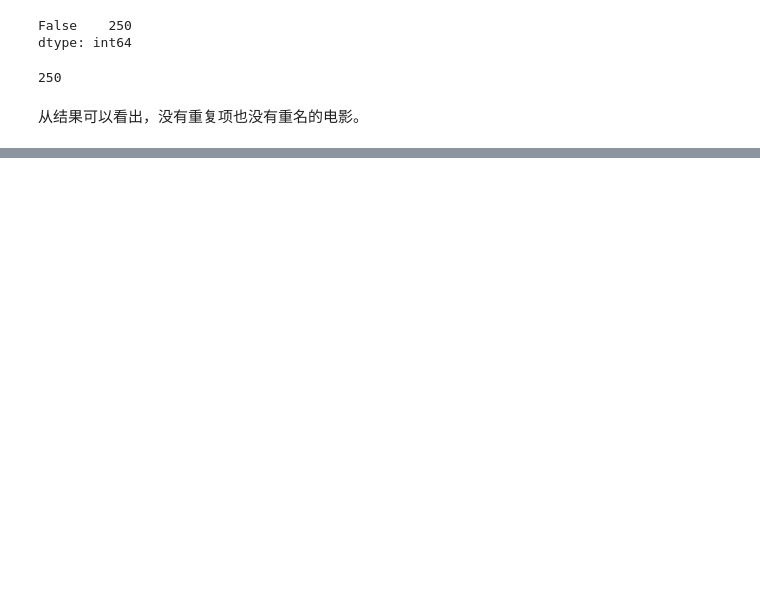
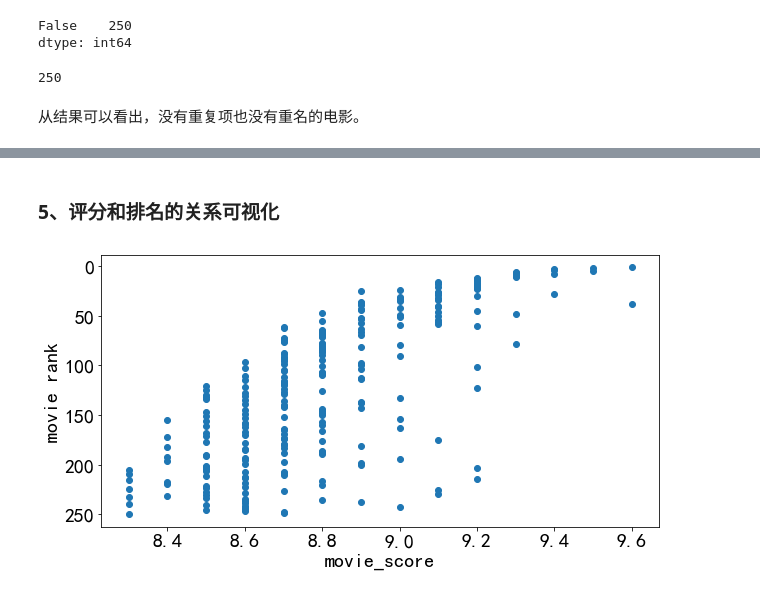
Before and after one commit to dta0502/douban-top250, a Jupyter notebook: top250-analyse.ipynb, the cells around one changed output, grey strips where cells are left out. Drawn from its saved outputs; the diff is of its cells as text; code cells hidden in the pictures; blank space fills up the shorter version.

```diff
--- a/top250-analyse.ipynb
+++ b/top250-analyse.ipynb
@@ -5,6 +5,11 @@
 # %%
 import pandas as pd
 import matplotlib.pyplot as plt
-import csv
+import matplotlib
+%matplotlib inline
+
+#配置中文字体和修改字体大小
+matplotlib.rcParams['font.family'] = 'SimHei'
+matplotlib.rcParams['font.size'] = 20
 # %%
 df = pd.read_csv("top250_movie.csv",encoding = 'utf-8')
@@ -158,0 +232,11 @@ country
+# %% [markdown]
+### 5、评分和排名的关系可视化
+# %%
+plt.figure(figsize=(10,5))
+plt.scatter(df['评分'],df['0'])
+plt.xlabel('movie_score')
+plt.ylabel('movie rank')
+#修改y轴为倒序
+plt.gca().invert_yaxis()
+# %% [output]
+[figure, added]
```
Also changed, not shown: parts of 28 cells of this notebook.
